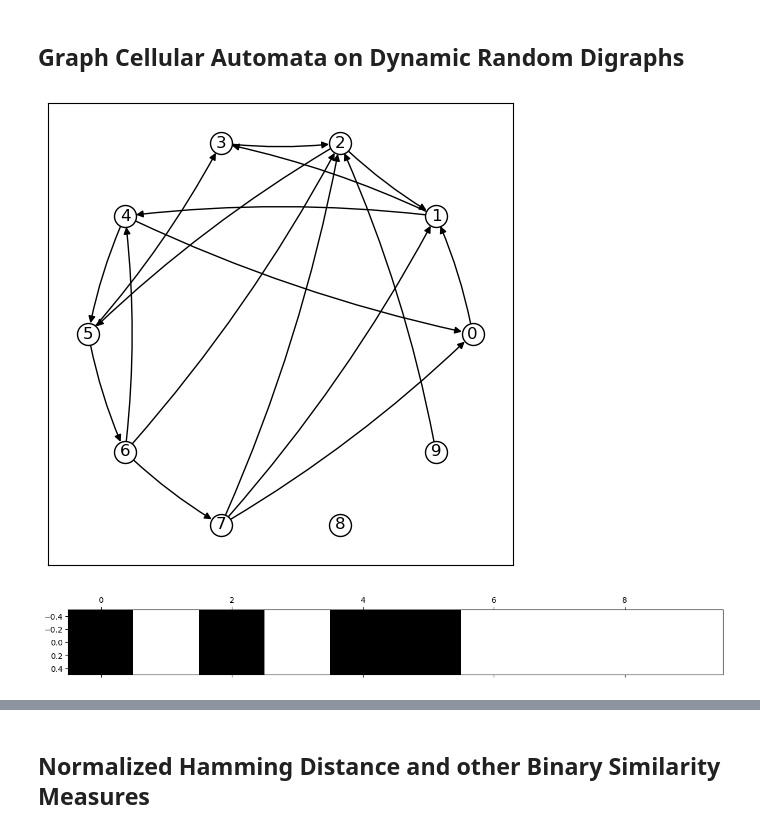
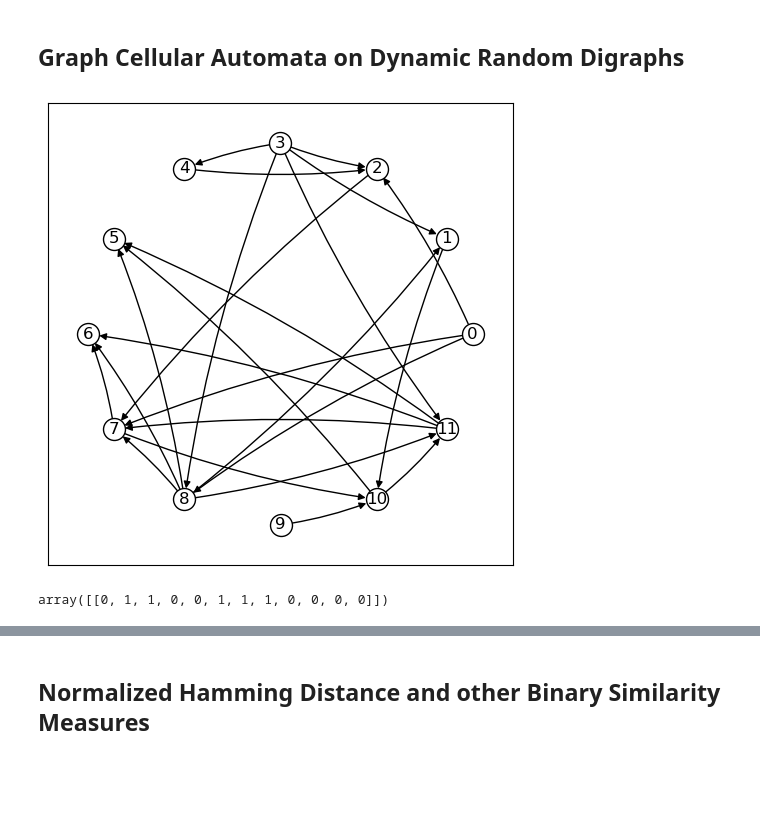
Before and after one commit to heitorbaldo/Graph_Cellular_Automata, a Jupyter notebook: Notebook_GCA.ipynb, the cells around one changed output, grey strips where cells are left out. Drawn from its saved outputs; the diff is of its cells as text; code cells hidden in the pictures; blank space fills up the shorter version.

```diff
--- a/Notebook_GCA.ipynb
+++ b/Notebook_GCA.ipynb
@@ -31,19 +33,19 @@ from utils import *
 # %%
 #Simple example
 
 M = directed_erdos_renyi_GnM_model(12, 24, weight=False)
-M = remove_double_edges(M1) #Remove double edges.
+M = remove_double_edges(M) #Remove double edges.
 
 G = nx.from_numpy_matrix(M, create_using=nx.DiGraph())
 plt.figure(3,figsize=(6,6)) #, dpi=300)
 nx.draw_networkx(G, pos=nx.circular_layout(G), node_color="#ffffff", node_size=250,
         connectionstyle='arc3, rad = 0.06', with_labels=True, edgecolors='black')
 # %% [output]
-[figure, old version]
+[figure, new version]
-# %%
-Run_GCA_in_neighborhood([M])
-# %% [output]
-[figure, removed]
+# %%
+Run_GCA_in_neighborhood([M], th=0.35, output="binary")
+# %% [output]
+array([[0, 1, 1, 0, 0, 1, 1, 1, 0, 0, 0, 0]])
 # %%
 #Dynamic random model
 
```
Also changed, not shown: parts of 13 cells of this notebook.
